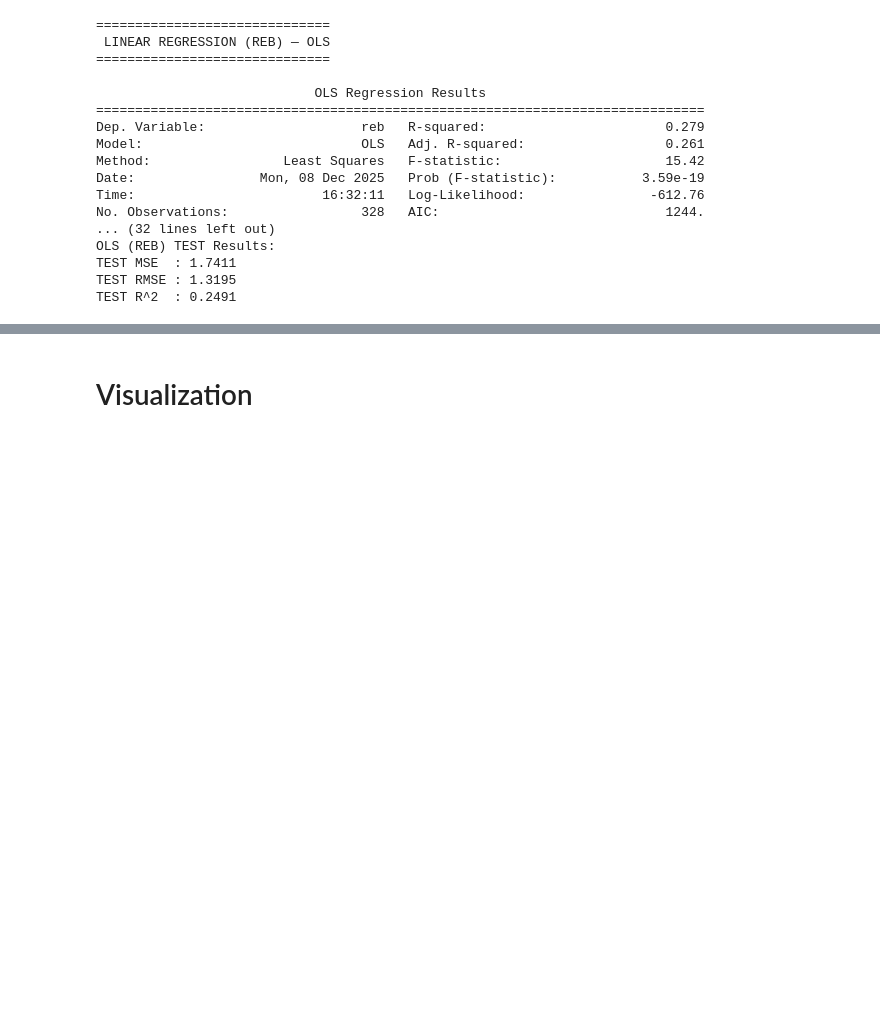
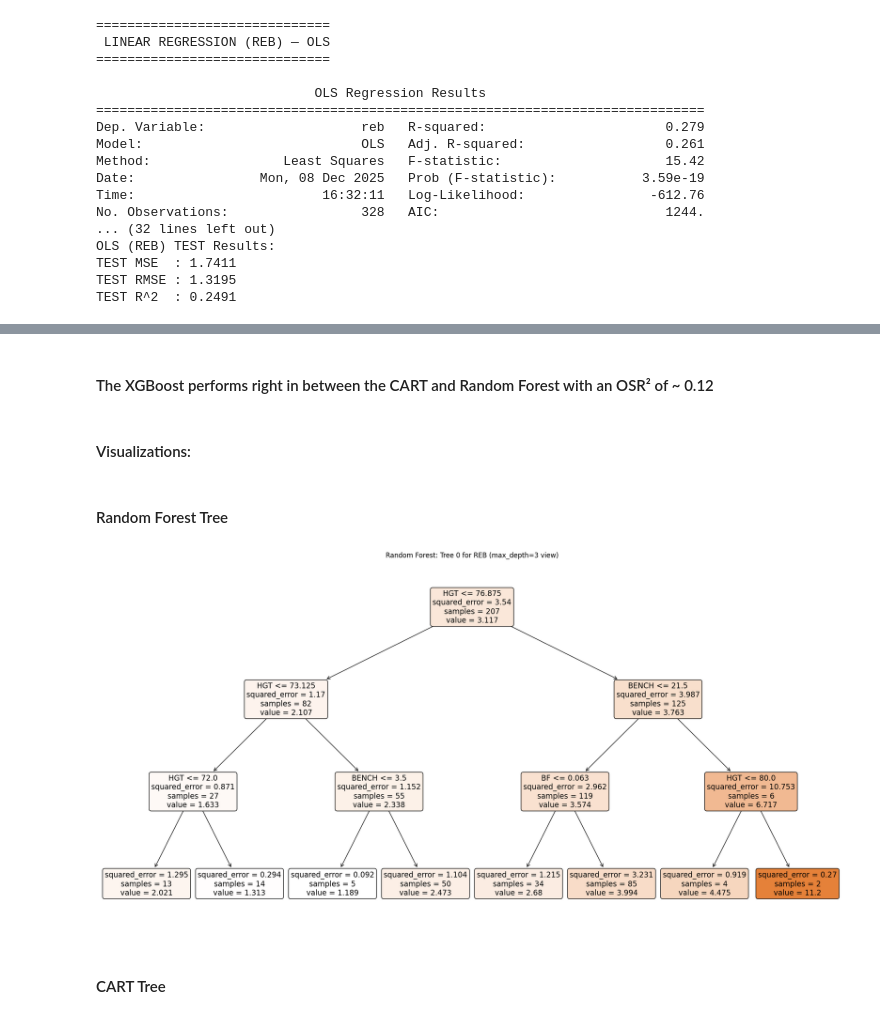
Before and after one commit to ryangu1232/142-Project, a Jupyter notebook: Final fix.ipynb, the cells around one changed output, grey strips where cells are left out. Cells and saved outputs as stored; diff of their text form; code cells hidden in the pictures; blank space fills up the shorter version.

```diff
--- a/Final fix.ipynb
+++ b/Final fix.ipynb
@@ -823,14 +845,11 @@ TEST R2: 0.1123
 # %%
-print("\n==============================")
-print(" RANDOM FOREST (REB) ")
-print("==============================\n")
-
 param_grid_rf_reb = {
     'n_estimators': [100, 200],
     'max_depth': [None, 3, 5],
     'min_samples_split': [2, 5],
     'min_samples_leaf': [1, 3],
-    'max_features': ['sqrt', 'log2', None]
+    'max_features': ['sqrt', 'log2', None],
+    'ccp_alpha': np.linspace(0, 0.01, 11)
 }
 
 cv_rf_reb = KFold(n_splits=5, shuffle=True, random_state=42)
@@ -847,13 +866,25 @@ grid_search_rf_reb.fit(X_train_reb, y_train_reb)
 
 best_rf_reb = grid_search_rf_reb.best_estimator_
 
+y_train_pred_rf_reb = best_rf_reb.predict(X_train_reb)
+train_mse_rf_reb = mean_squared_error(y_train_reb, y_train_pred_rf_reb)
+train_rmse_rf_reb = np.sqrt(train_mse_rf_reb)
+train_r2_rf_reb = r2_score(y_train_reb, y_train_pred_rf_reb)
+
 y_test_pred_rf_reb = best_rf_reb.predict(X_test_reb)
-
 test_mse_rf_reb = mean_squared_error(y_test_reb, y_test_pred_rf_reb)
+test_rmse_rf_reb = np.sqrt(test_mse_rf_reb)
 test_r2_rf_reb = r2_score(y_test_reb, y_test_pred_rf_reb)
 
 print("Best RF params:", grid_search_rf_reb.best_params_)
-print(f"TEST MSE: {test_mse_rf_reb:.4f}")
-print(f"TEST RMSE: {np.sqrt(test_mse_rf_reb):.4f}")
-print(f"TEST R2: {test_r2_rf_reb:.4f}")
+print(f"TRAIN MSE:  {train_mse_rf_reb:.4f}")
+print(f"TRAIN RMSE: {train_rmse_rf_reb:.4f}")
+print(f"TRAIN R2:   {train_r2_rf_reb:.4f}")
+print(f"TEST MSE:   {test_mse_rf_reb:.4f}")
+print(f"TEST RMSE:  {test_rmse_rf_reb:.4f}")
+print(f"TEST R2:    {test_r2_rf_reb:.4f}")
+
+importances_rf_reb = pd.Series(best_rf_reb.feature_importances_, index=combine_features)
+print("\nRandom Forest Feature Importances:")
+print(importances_rf_reb.sort_values(ascending=False))
 # %% [output]
@@ -915,2 +976,25 @@ TEST R2: 0.1201
+# %% [markdown]
+#### The XGBoost performs right in between the CART and Random Forest with an OSR² of ~ 0.12
 # %% [markdown]
-# Visualization
+#### Visualizations:
+# %% [markdown]
+#### Random Forest Tree
+# %%
+from sklearn.tree import plot_tree
+
+one_tree = best_rf_reb.estimators_[0]
+
+plt.figure(figsize=(24, 12))
+plot_tree(
+    one_tree,
+    feature_names=combine_features,
+    filled=True,
+    rounded=True,
+    max_depth=3   # keep small so it's readable
+)
+plt.title("Random Forest: Tree 0 for REB (max_depth=3 view)")
+plt.show()
+# %% [output]
+[figure, added]
+# %% [markdown]
+#### CART Tree
```
Also changed, not shown: parts of 28 cells of this notebook.
